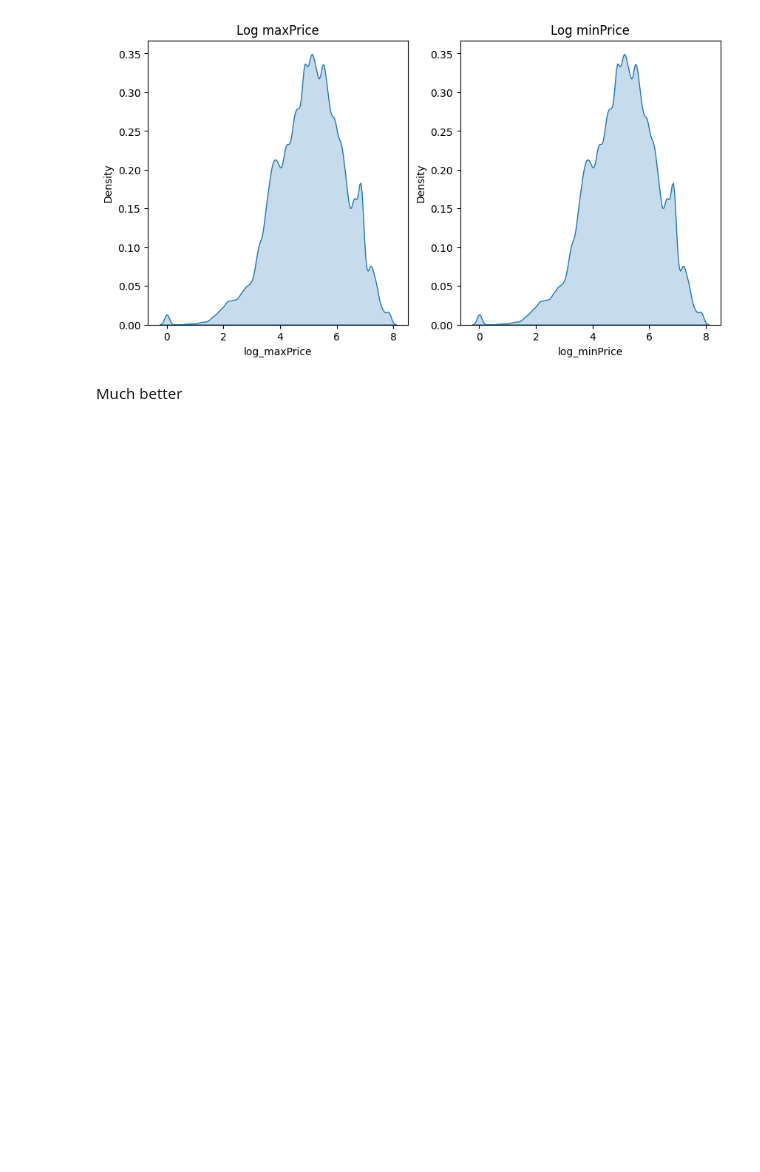
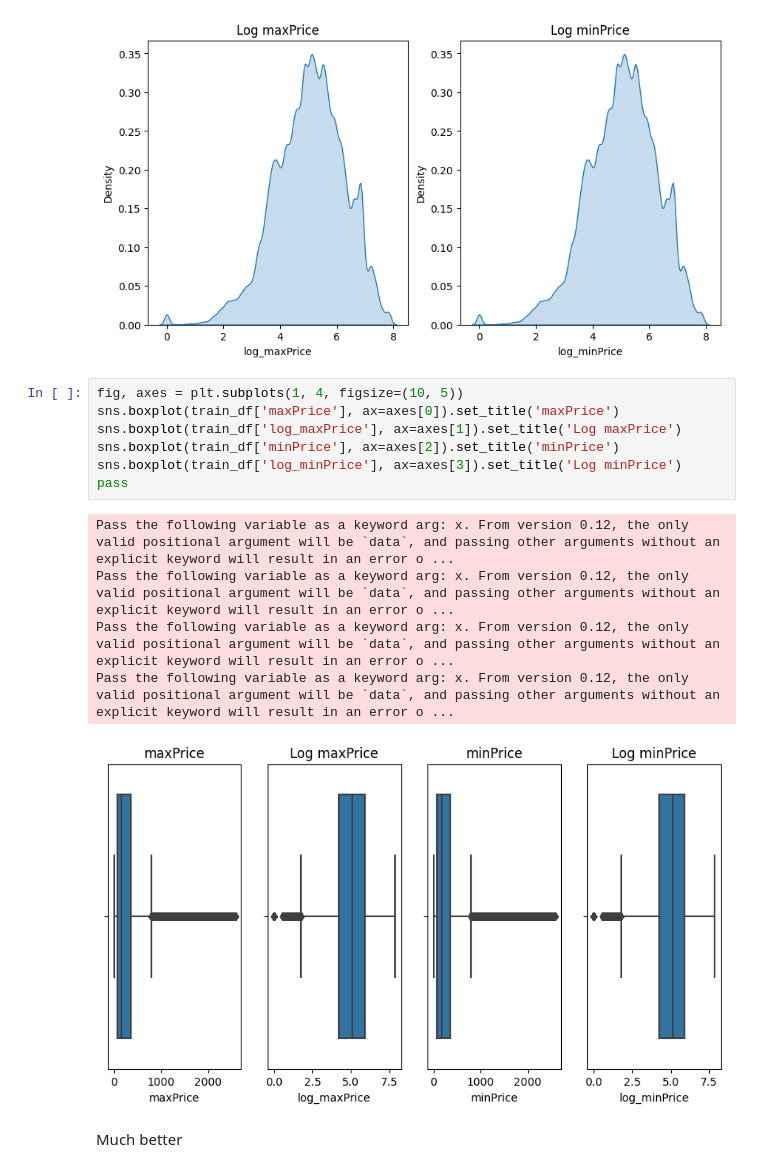
Before and after one commit to JonathanGrant/MLE-10, a Jupyter notebook: assignments/week-06-supervised-ml/nb/electronics-purchase-prediction.ipynb, the cells around one changed output. Saved outputs shown, nothing was run; the diff lists cells and outputs as text; blank space fills up the shorter version.

```diff
--- a/assignments/week-06-supervised-ml/nb/electronics-purchase-prediction.ipynb
+++ b/assignments/week-06-supervised-ml/nb/electronics-purchase-prediction.ipynb
@@ -132,6 +132,19 @@ sns.kdeplot(train_df['log_minPrice'], shade=True, ax=axes[1]).set_title('Log min
 plt.show()
 # %% [output]
 [figure]
+# %%
+fig, axes = plt.subplots(1, 4, figsize=(10, 5))
+sns.boxplot(train_df['maxPrice'], ax=axes[0]).set_title('maxPrice')
+sns.boxplot(train_df['log_maxPrice'], ax=axes[1]).set_title('Log maxPrice')
+sns.boxplot(train_df['minPrice'], ax=axes[2]).set_title('minPrice')
+sns.boxplot(train_df['log_minPrice'], ax=axes[3]).set_title('Log minPrice')
+pass
+# %% [output]
+Pass the following variable as a keyword arg: x. From version 0.12, the only valid positional argument will be `data`, and passing other arguments without an explicit keyword will result in an error o ...
+Pass the following variable as a keyword arg: x. From version 0.12, the only valid positional argument will be `data`, and passing other arguments without an explicit keyword will result in an error o ...
+Pass the following variable as a keyword arg: x. From version 0.12, the only valid positional argument will be `data`, and passing other arguments without an explicit keyword will result in an error o ...
+Pass the following variable as a keyword arg: x. From version 0.12, the only valid positional argument will be `data`, and passing other arguments without an explicit keyword will result in an error o ...
+[figure, added]
 # %% [markdown]
 Much better
 # %% [markdown]
```
